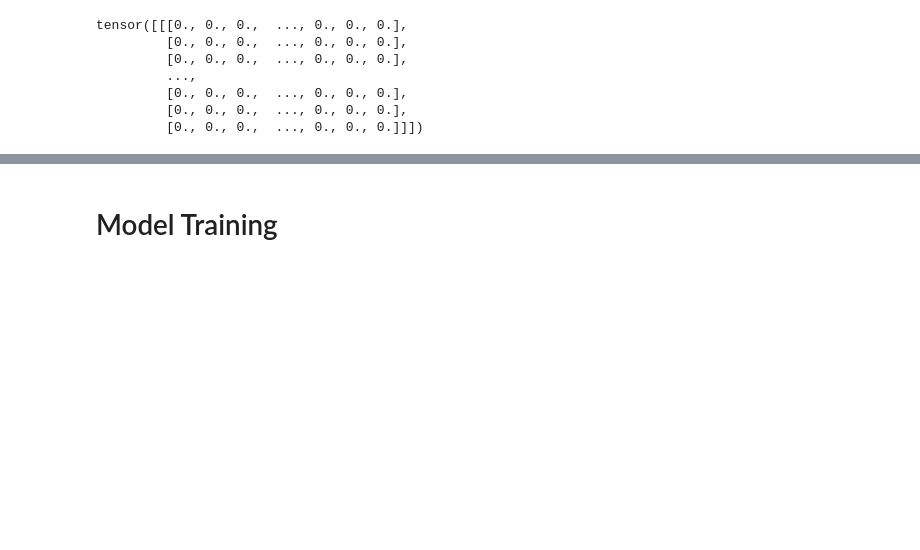
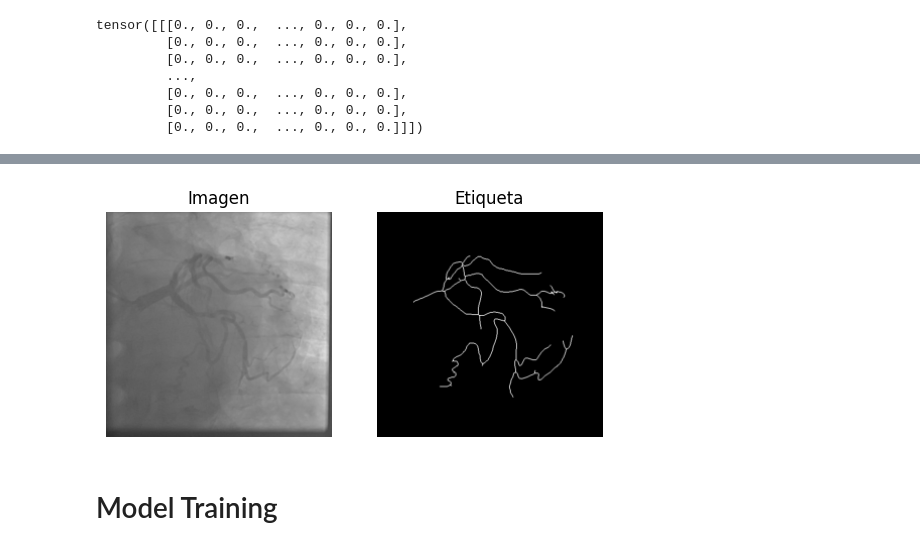
Before and after one commit to Cuevas2402/deep-learning-notebooks, a Jupyter notebook: research/unet.ipynb, the cells around one changed output, grey strips where cells are left out. Drawn from its saved outputs; the diff is of its cells as text; code cells hidden in the pictures; blank space fills up the shorter version.

```diff
--- a/research/unet.ipynb
+++ b/research/unet.ipynb
@@ -260,3 +307,6 @@ names = os.listdir(data_dir+'/unet_1/label_skeleton')
 # %%
-img_dir = "./db/unet_1/img"
-label_dir = "./db/unet_1/label_skeleton"
+img_dir = os.path.join(data_dir, 'img')
+label_dir = os.path.join(data_dir, 'label_skeleton')
+# %%
+X_train, X_test = train_test_split(names, test_size=0.1, random_state=42)
+X_train, X_val = train_test_split(X_train, test_size=len(X_test), random_state=42)
@@ -263,5 +321,17 @@ label_dir = "./db/unet_1/label_skeleton"
+# %%
+img_transforms = transforms.Compose([
+    transforms.Resize(224),
+    transforms.CenterCrop(224),
+    ToTensor(),
+])
+
+label_transform = transforms.Compose([
+	transforms.Resize(224),
+	transforms.CenterCrop(224),
+	ToTensor(),
+])
 # %%
-train_dataset = UnetDataset(img_dir, label_dir, names, transform = ToTensor())
-test_dataset = UnetDataset(img_dir, label_dir, names, transform = ToTensor())
-val_dataset = UnetDataset(img_dir, label_dir, names, transform = ToTensor())
+train_dataset = UnetDataset(img_dir, label_dir, X_train, transform=img_transforms, label_transform=label_transform)
+test_dataset = UnetDataset(img_dir, label_dir, X_test, transform = img_transforms, label_transform=label_transform)
+val_dataset = UnetDataset(img_dir, label_dir, X_val, transform = img_transforms, label_transform=label_transform)
 # %%
@@ -311,3 +381,17 @@ torch.Size([1, 512, 512])
+# %%
+plt.subplot(1, 2, 1)
+plt.title('Imagen')
+plt.imshow(img1.permute(1,2,0))
+plt.axis('off')
+
+plt.subplot(1, 2, 2)
+plt.title('Etiqueta')
+plt.imshow(label1.permute(1,2,0), cmap="gray")
+plt.axis('off')
+
+plt.show()
+# %% [output]
+[figure, added]
 # %% [markdown]
 # Model Training
 # %% [markdown]
```
Also changed, not shown: parts of 54 cells of this notebook, 4 other files.
